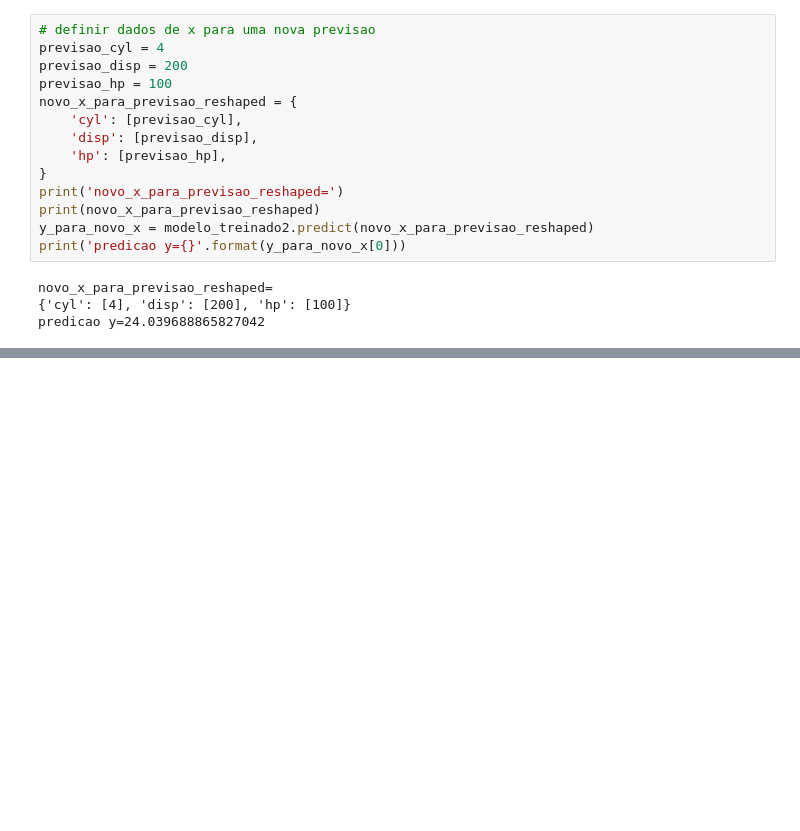
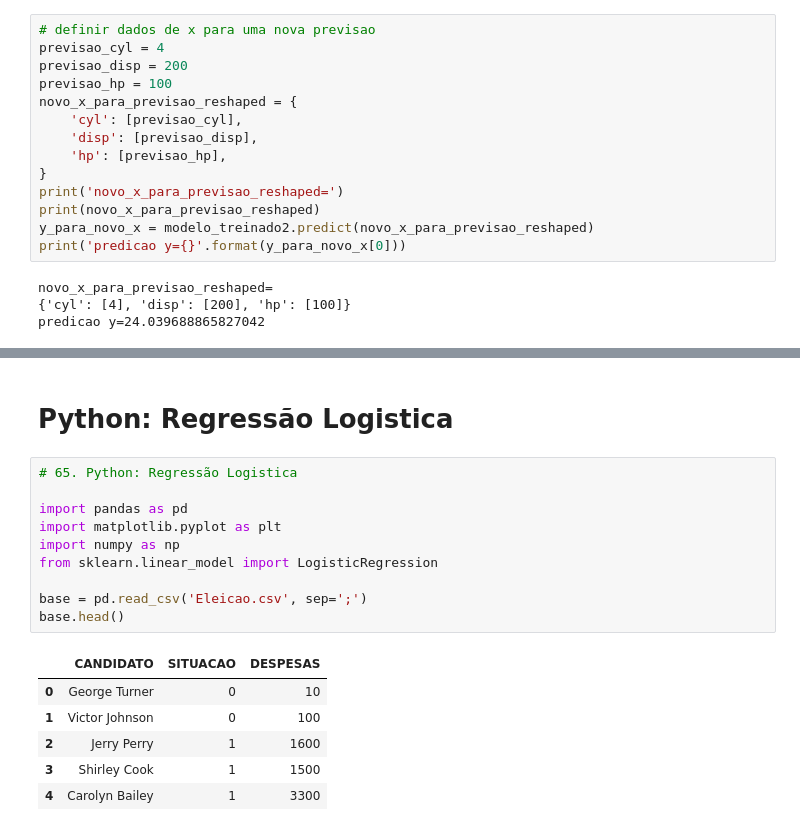
Before and after one commit to ronivaldo/udemy-curso-cientista_dados, a Jupyter notebook: 02_Estatistica_II.ipynb, the cells around one changed output, grey strips where cells are left out. Saved outputs shown, nothing was run; the diff lists cells and outputs as text; blank space fills up the shorter version.

```diff
--- a/02_Estatistica_II.ipynb
+++ b/02_Estatistica_II.ipynb
@@ -601,0 +670,19 @@ predicao y=24.039688865827042
+# %% [markdown]
+# Python: Regressão Logistica
+# %%
+# 65. Python: Regressão Logistica
+
+import pandas as pd
+import matplotlib.pyplot as plt
+import numpy as np
+from sklearn.linear_model import LogisticRegression
+
+base = pd.read_csv('Eleicao.csv', sep=';')
+base.head()
+# %% [output]
+|  | CANDIDATO | SITUACAO | DESPESAS |
+| 0 | George Turner | 0 | 10 |
+| 1 | Victor Johnson | 0 | 100 |
+| 2 | Jerry Perry | 1 | 1600 |
+| 3 | Shirley Cook | 1 | 1500 |
+| 4 | Carolyn Bailey | 1 | 3300 |
```
Also changed, not shown: parts of 15 cells of this notebook.
